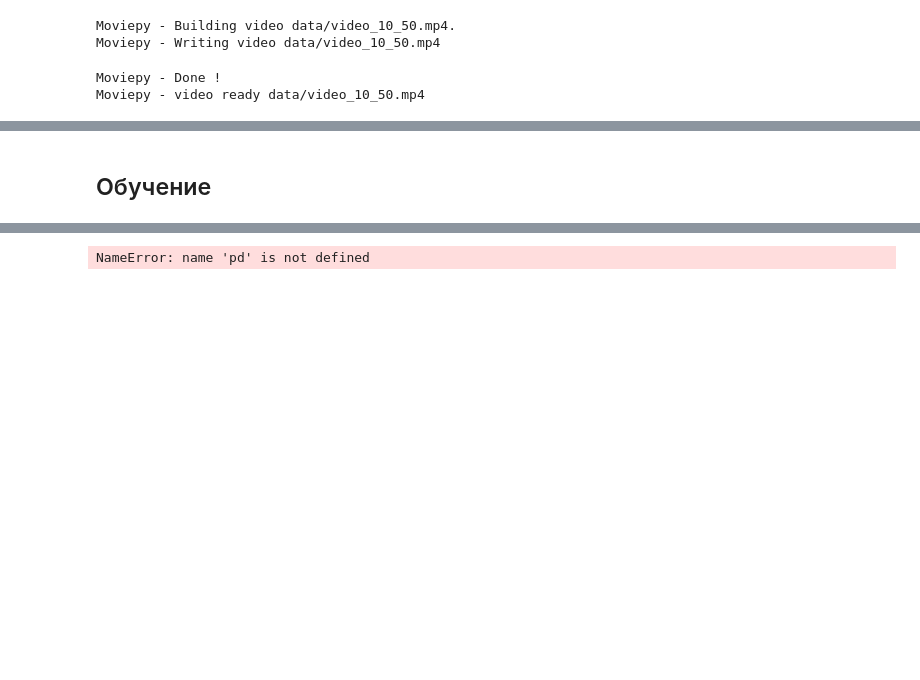
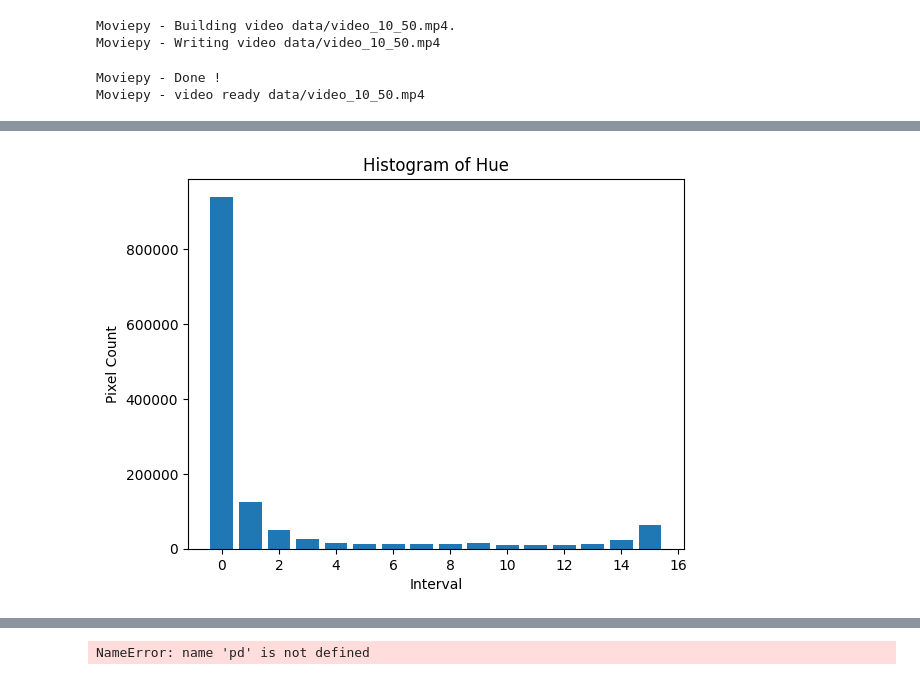
Before and after one commit to Syrenny/chicken_entropy, a Jupyter notebook: test.ipynb, the cells around one changed output, grey strips where cells are left out. Saved outputs shown, nothing was run; the diff lists cells and outputs as text; code cells hidden in the pictures; blank space fills up the shorter version.

Commit message:
Hue histograms

```diff
--- a/test.ipynb
+++ b/test.ipynb
@@ -195,2 +162,30 @@ Video("data/out1/binary.mp4", width=800, height=450)
-# %% [markdown]
-## Обучение
+# %%
+def hue_histogram(image_path):
+    # Загрузка изображения
+    image = cv2.imread(image_path)
+    # Преобразование изображения в HSV
+    hsv_image = cv2.cvtColor(image, cv2.COLOR_BGR2HSV)
+
+    # Разбиение диапазона оттенков на 16 интервалов
+    bins = 16
+    hue_range = np.linspace(0, 179, bins+1)  # H значения в OpenCV варьируются от 0 до 179
+
+    # Вычисление гистограммы
+    histogram = np.zeros(bins)
+
+    for i in range(bins):
+        lower_bound = np.array([hue_range[i], 50, 50])  # Нижний предел интервала (H минимум, S и V значения)
+        upper_bound = np.array([hue_range[i+1], 255, 255])  # Верхний предел интервала (H максимум, S и V значения)
+        mask = cv2.inRange(hsv_image, lower_bound, upper_bound)
+        histogram[i] = cv2.countNonZero(mask)
+
+    # Построение гистограммы
+    plt.bar(np.arange(bins), histogram)
+    plt.xlabel('Interval')
+    plt.ylabel('Pixel Count')
+    plt.title('Histogram of Hue')
+    plt.show()
+# %%
+hue_histogram('data/screenshot.jpg')
+# %% [output]
+[figure, added]
```
Also changed, not shown: parts of 5 cells of this notebook.
